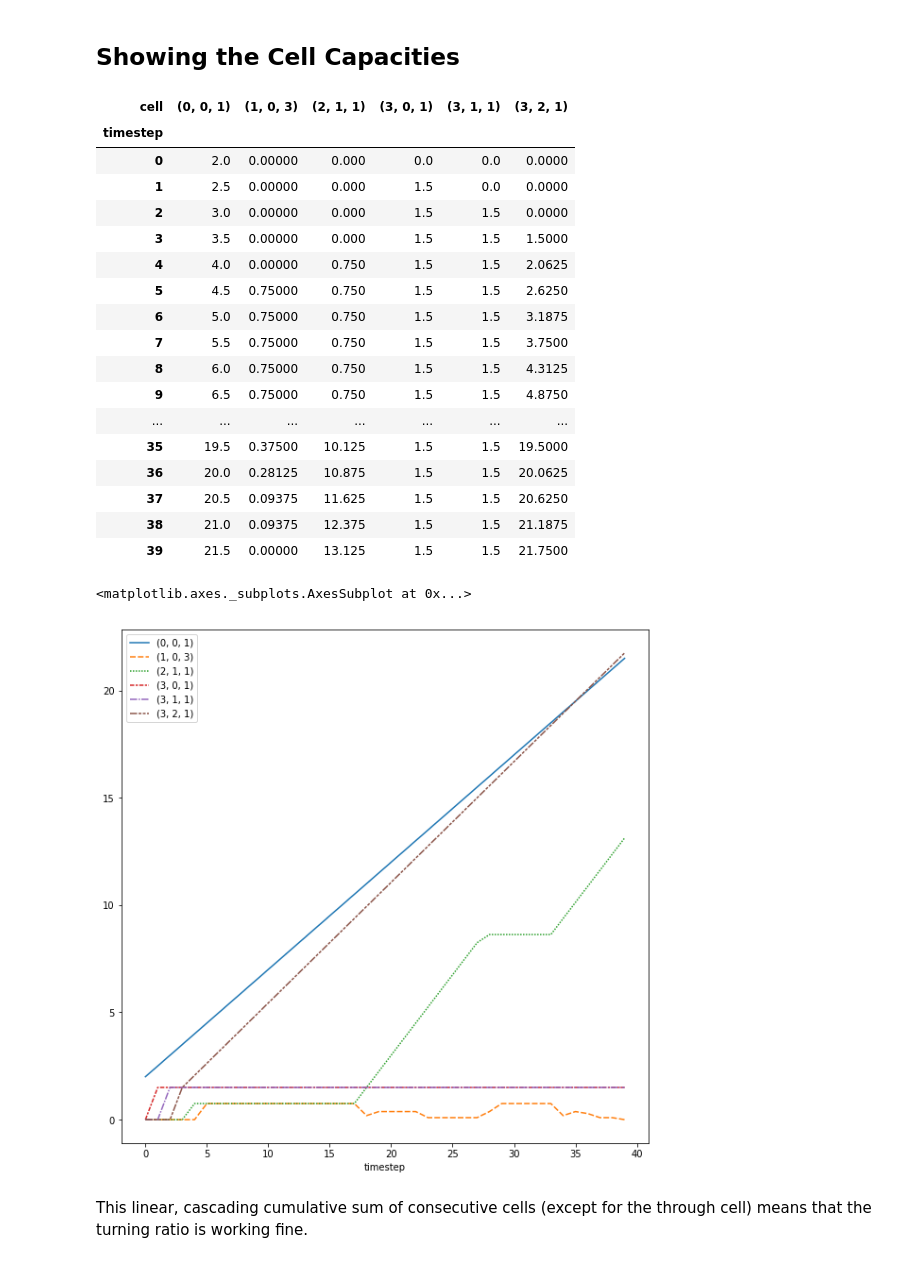
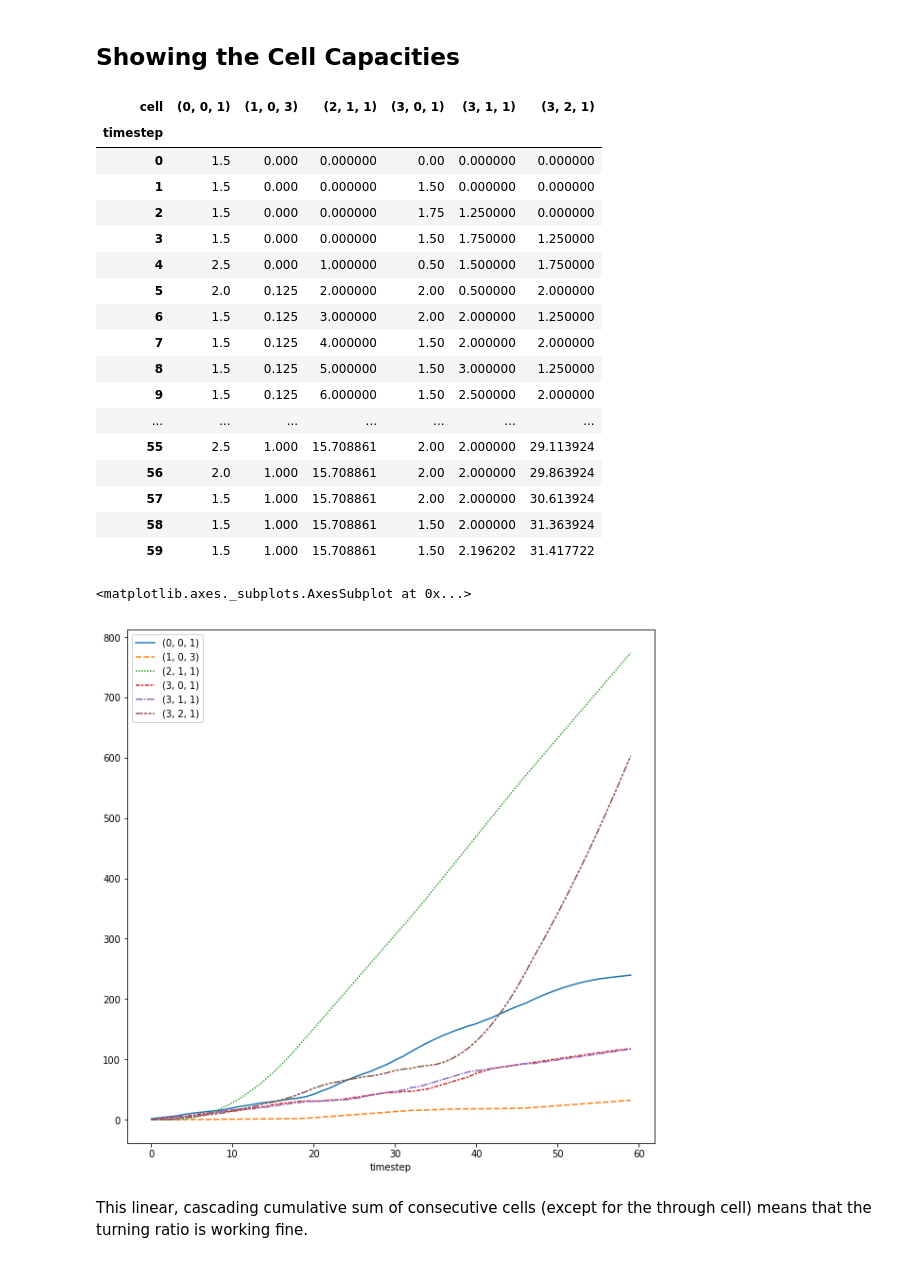
Before and after one commit to DEGABGED/linear_solver, a Jupyter notebook: CTM MILP (Delay, Constraints 1-6, CTMModels Module).ipynb, the cells around one changed output. Cells and saved outputs as stored; diff of their text form; code cells hidden in the pictures.

```diff
--- a/CTM MILP (Delay, Constraints 1-6, CTMModels Module).ipynb
+++ b/CTM MILP (Delay, Constraints 1-6, CTMModels Module).ipynb
@@ -24,8 +24,10 @@ Timesteps : Running Time
 ## Using the Module
 # %%
 model = Constraint6Model(
+    sat_flow_rate=600,
+    demand=450,
     time_step=3,
-    time_range=40,
+    time_range=60,
     g_min=10,
     g_max=50
 )
@@ -80,28 +82,28 @@ df_x_approach
 # %% [output]
 | cell | (0, 0, 1) | (1, 0, 3) | (2, 1, 1) | (3, 0, 1) | (3, 1, 1) | (3, 2, 1) |
 | timestep |  |  |  |  |  |  |
-| 0 | 2.0 | 0.00000 | 0.000 | 0.0 | 0.0 | 0.0000 |
-| 1 | 2.5 | 0.00000 | 0.000 | 1.5 | 0.0 | 0.0000 |
-| 2 | 3.0 | 0.00000 | 0.000 | 1.5 | 1.5 | 0.0000 |
-| 3 | 3.5 | 0.00000 | 0.000 | 1.5 | 1.5 | 1.5000 |
-| 4 | 4.0 | 0.00000 | 0.750 | 1.5 | 1.5 | 2.0625 |
-| 5 | 4.5 | 0.75000 | 0.750 | 1.5 | 1.5 | 2.6250 |
-| 6 | 5.0 | 0.75000 | 0.750 | 1.5 | 1.5 | 3.1875 |
-| 7 | 5.5 | 0.75000 | 0.750 | 1.5 | 1.5 | 3.7500 |
-| 8 | 6.0 | 0.75000 | 0.750 | 1.5 | 1.5 | 4.3125 |
-| 9 | 6.5 | 0.75000 | 0.750 | 1.5 | 1.5 | 4.8750 |
+| 0 | 1.5 | 0.000 | 0.000000 | 0.00 | 0.000000 | 0.000000 |
+| 1 | 1.5 | 0.000 | 0.000000 | 1.50 | 0.000000 | 0.000000 |
+| 2 | 1.5 | 0.000 | 0.000000 | 1.75 | 1.250000 | 0.000000 |
+| 3 | 1.5 | 0.000 | 0.000000 | 1.50 | 1.750000 | 1.250000 |
+| 4 | 2.5 | 0.000 | 1.000000 | 0.50 | 1.500000 | 1.750000 |
+| 5 | 2.0 | 0.125 | 2.000000 | 2.00 | 0.500000 | 2.000000 |
+| 6 | 1.5 | 0.125 | 3.000000 | 2.00 | 2.000000 | 1.250000 |
+| 7 | 1.5 | 0.125 | 4.000000 | 1.50 | 2.000000 | 2.000000 |
+| 8 | 1.5 | 0.125 | 5.000000 | 1.50 | 3.000000 | 1.250000 |
+| 9 | 1.5 | 0.125 | 6.000000 | 1.50 | 2.500000 | 2.000000 |
 | ... | ... | ... | ... | ... | ... | ... |
-| 35 | 19.5 | 0.37500 | 10.125 | 1.5 | 1.5 | 19.5000 |
-| 36 | 20.0 | 0.28125 | 10.875 | 1.5 | 1.5 | 20.0625 |
-| 37 | 20.5 | 0.09375 | 11.625 | 1.5 | 1.5 | 20.6250 |
-| 38 | 21.0 | 0.09375 | 12.375 | 1.5 | 1.5 | 21.1875 |
-| 39 | 21.5 | 0.00000 | 13.125 | 1.5 | 1.5 | 21.7500 |
+| 55 | 2.5 | 1.000 | 15.708861 | 2.00 | 2.000000 | 29.113924 |
+| 56 | 2.0 | 1.000 | 15.708861 | 2.00 | 2.000000 | 29.863924 |
+| 57 | 1.5 | 1.000 | 15.708861 | 2.00 | 2.000000 | 30.613924 |
+| 58 | 1.5 | 1.000 | 15.708861 | 1.50 | 2.000000 | 31.363924 |
+| 59 | 1.5 | 1.000 | 15.708861 | 1.50 | 2.196202 | 31.417722 |
 # %%
 _, ax = plt.subplots(figsize=(10,10))
-sns.lineplot(data=df_x_approach)
+sns.lineplot(data=df_x_approach.cumsum())
 # %% [output]
 <matplotlib.axes._subplots.AxesSubplot at 0x...>
-[figure, old version]
+[figure, new version]
 # %% [markdown]
 This linear, cascading cumulative sum of consecutive cells (except for the through cell) means that the turning ratio is working fine.
 # %%
```
Also changed, not shown: parts of 7 cells of this notebook, 6 other files.
